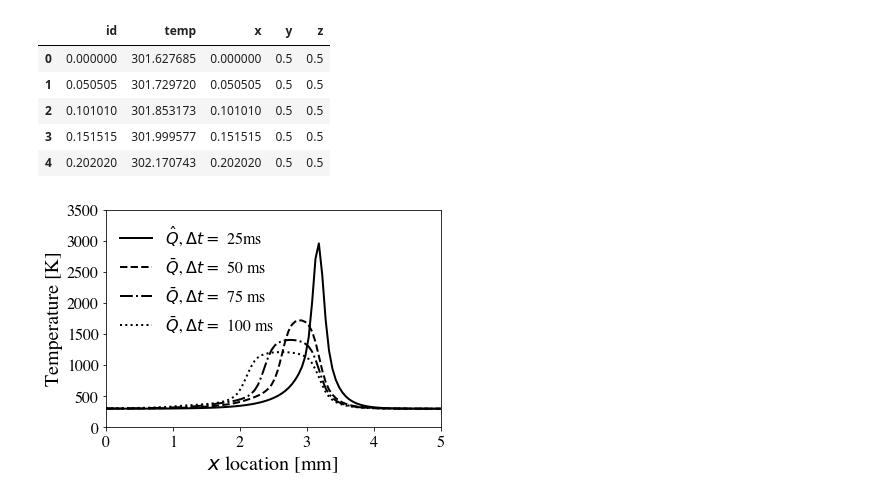
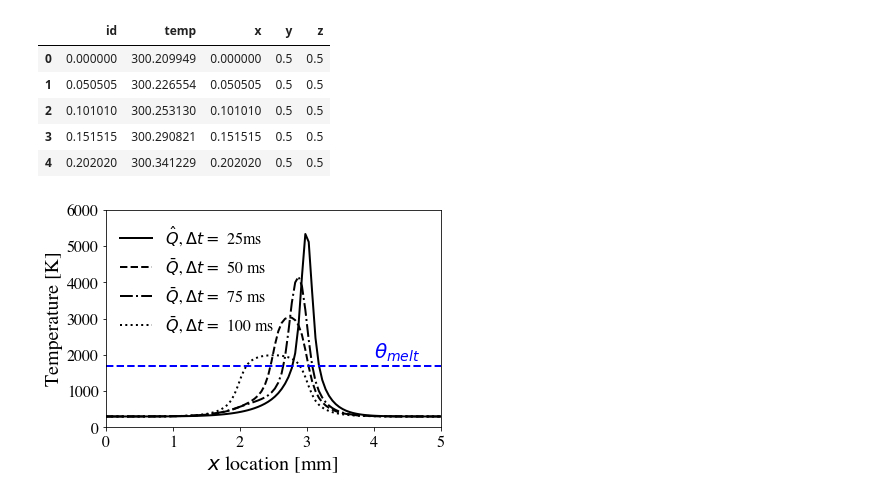
Before and after one commit to dewenyushu/moose, a Jupyter notebook: modules/combined/additive_manufacturing_examples/Heat_Source/Tempreature_Profile.ipynb, the cells around one changed output. Drawn from its saved outputs; the diff is of its cells as text; code cells hidden in the pictures.

```diff
--- a/modules/combined/additive_manufacturing_examples/Heat_Source/Tempreature_Profile.ipynb
+++ b/modules/combined/additive_manufacturing_examples/Heat_Source/Tempreature_Profile.ipynb
@@ -13,50 +13,52 @@ power = '300e-3'
 directory = 'output_r'+laser_radius+'/'
 
 # Point
-fname = directory+'heat_source_out_'+power+'W_'+method[0]+'_dt25_vpp/center_temperature_line_0012.csv'
+fname = directory+'heat_source_out_'+power+'W_'+method[0]+'_dt25_vpp/center_temperature_line_0004.csv'
 point_data=pd.read_csv(fname)
 
 # Line
 line_data = []
 # for dt in [50, 75, 100]:
-fname = directory+'heat_source_out_'+power+'W_'+method[1]+'_dt50_vpp/center_temperature_line_0006.csv'
+fname = directory+'heat_source_out_'+power+'W_'+method[1]+'_dt50_vpp/center_temperature_line_0002.csv'
 line_data.append(pd.read_csv(fname))
 
-fname = directory+'heat_source_out_'+power+'W_'+method[1]+'_dt75_vpp/center_temperature_line_0004.csv'
+fname = directory+'heat_source_out_'+power+'W_'+method[1]+'_dt75_vpp/center_temperature_line_0002.csv'
 line_data.append(pd.read_csv(fname))
 
-fname = directory+'heat_source_out_'+power+'W_'+method[1]+'_dt100_vpp/center_temperature_line_0003.csv'
+fname = directory+'heat_source_out_'+power+'W_'+method[1]+'_dt100_vpp/center_temperature_line_0001.csv'
 line_data.append(pd.read_csv(fname))
 # %%
 line_data[0].head()
 # %% [output]
 |  | id | temp | x | y | z |
-| 0 | 0.000000 | 301.627685 | 0.000000 | 0.5 | 0.5 |
-| 1 | 0.050505 | 301.729720 | 0.050505 | 0.5 | 0.5 |
-| 2 | 0.101010 | 301.853173 | 0.101010 | 0.5 | 0.5 |
-| 3 | 0.151515 | 301.999577 | 0.151515 | 0.5 | 0.5 |
-| 4 | 0.202020 | 302.170743 | 0.202020 | 0.5 | 0.5 |
+| 0 | 0.000000 | 300.209949 | 0.000000 | 0.5 | 0.5 |
+| 1 | 0.050505 | 300.226554 | 0.050505 | 0.5 | 0.5 |
+| 2 | 0.101010 | 300.253130 | 0.101010 | 0.5 | 0.5 |
+| 3 | 0.151515 | 300.290821 | 0.151515 | 0.5 | 0.5 |
+| 4 | 0.202020 | 300.341229 | 0.202020 | 0.5 | 0.5 |
 # %%
 plt.figure(1)
 
 plt.plot(point_data['x'], point_data['temp'], 'k-', linewidth=2, label ='$\hat{Q}$, $\Delta t = $ 25ms')
 
 plt.plot(line_data[0]['x'], line_data[0]['temp'], 'k--', linewidth=2, label =r'$\bar{Q}$, $\Delta t = $ 50 ms')
 plt.plot(line_data[1]['x'], line_data[1]['temp'], 'k-.', linewidth=2, label =r'$\bar{Q}$, $\Delta t = $ 75 ms')
 plt.plot(line_data[2]['x'], line_data[2]['temp'], 'k:', linewidth=2, label =r'$\bar{Q}$, $\Delta t = $ 100 ms')
 
+plt.plot(np.arange(0,6), 1700*np.ones(6), 'b--', linewidth=2)
+plt.text(4, 1900, r'$\theta_{melt}$', color = 'blue', fontsize=20)
 
 plt.xlim([0,5])
-plt.ylim([0, 3500])
+# plt.ylim([0, 3500])
 plt.xlabel('$x$ location [mm]',fontsize=20)
 plt.ylabel('Temperature [K]',fontsize=20)
 plt.xticks(np.arange(0, 6.0, 1), fontsize=16)
-plt.yticks(np.arange(0, 4000, 500), fontsize=16)
+plt.yticks(np.arange(0, 7000, 1000), fontsize=16)
 plt.legend(frameon=False, fontsize=16)
 
 # Save figure
 plt.savefig('Heat_Source_Temperature_dt.pdf',bbox_inches='tight')
 # plt.savefig('Stress_Strain_Correct_dG.eps',bbox_inches='tight')
 # plt.savefig('Stress_Strain_Constant_E_misorientation.eps',bbox_inches='tight')
 # %% [output]
-[figure, old version]
+[figure, new version]
```
Also changed, not shown: 6 other files.
